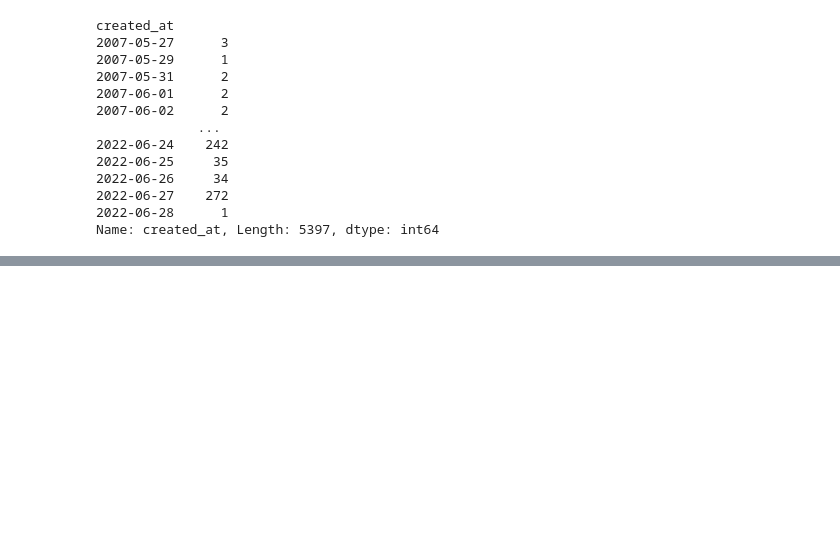
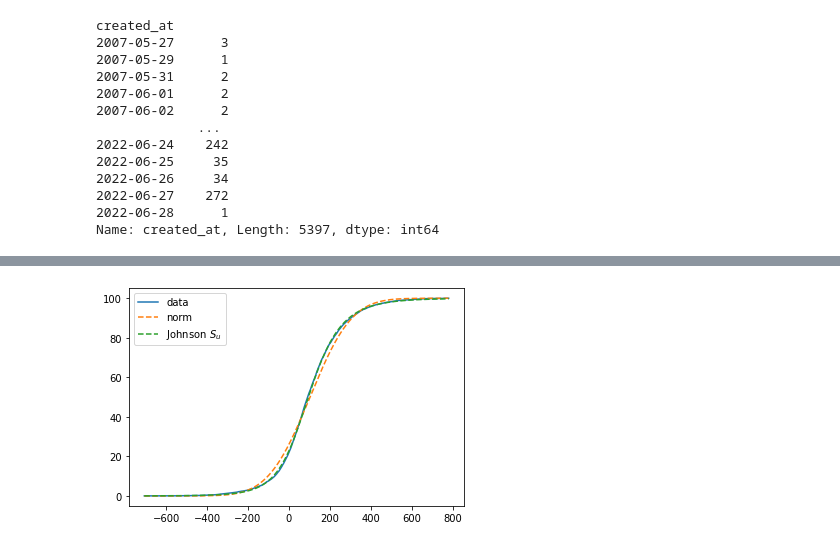
Before and after one commit to technometrics-lab/17-Venture-Capital-Risk-and-Return, a Jupyter notebook: src/notebooks/stylized_facts.ipynb, the cells around one changed output, grey strips where cells are left out. Drawn from its saved outputs; the diff is of its cells as text; code cells hidden in the pictures; blank space fills up the shorter version.

```diff
--- a/src/notebooks/stylized_facts.ipynb
+++ b/src/notebooks/stylized_facts.ipynb
@@ -478,0 +521,20 @@ returns.to_csv('../../data/data_nopred.csv', index=False)
+# %%
+from scipy.stats import norm, johnsonsu
+
+# data
+count, bins_count = np.histogram(log_rets, bins=500)
+cdf_ret = np.cumsum(count / sum(count))
+# normal
+loc_norm, scale_norm = norm.fit(log_rets)
+cdf_th = norm.cdf(bins_count[1:], loc_norm, scale_norm)
+# SSSSUUUUU
+a, b, loc_su, scale_su = f.get_best()['johnsonsu'].values()
+cdf_th_su = johnsonsu.cdf(bins_count[1:], a, b, loc_su, scale_su)
+# %%
+plt.plot(bins_count[1:] * 100, cdf_ret * 100, label="data")
+plt.plot(bins_count[1:] * 100, cdf_th * 100, '--', label=f"norm")
+plt.plot(bins_count[1:] * 100, cdf_th_su * 100, '--', label=f"Johnson $S_u$")
+plt.legend(loc='upper left')
+plt.show()
+# %% [output]
+[figure, added]
```
Also changed, not shown: parts of 9 cells of this notebook, 8 other files.
